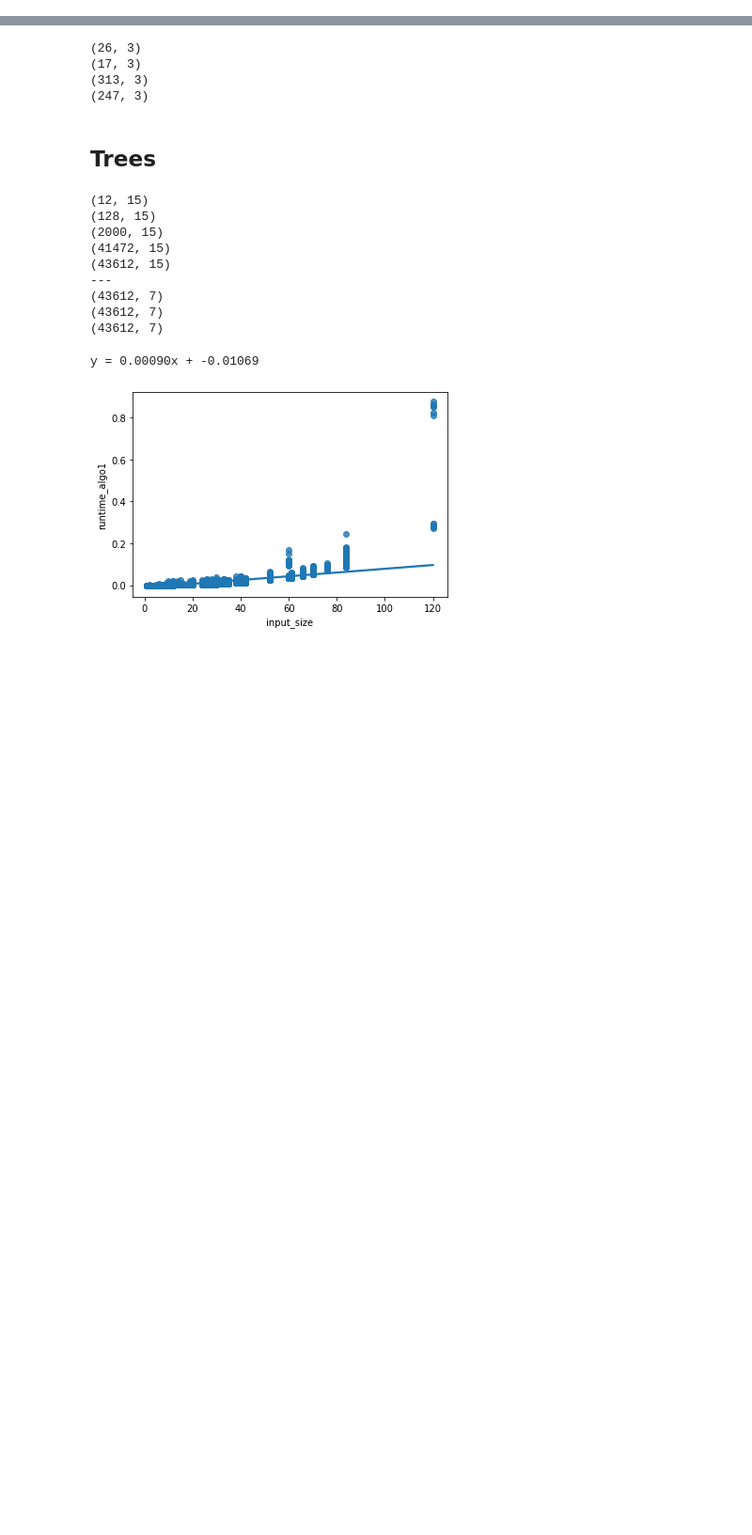
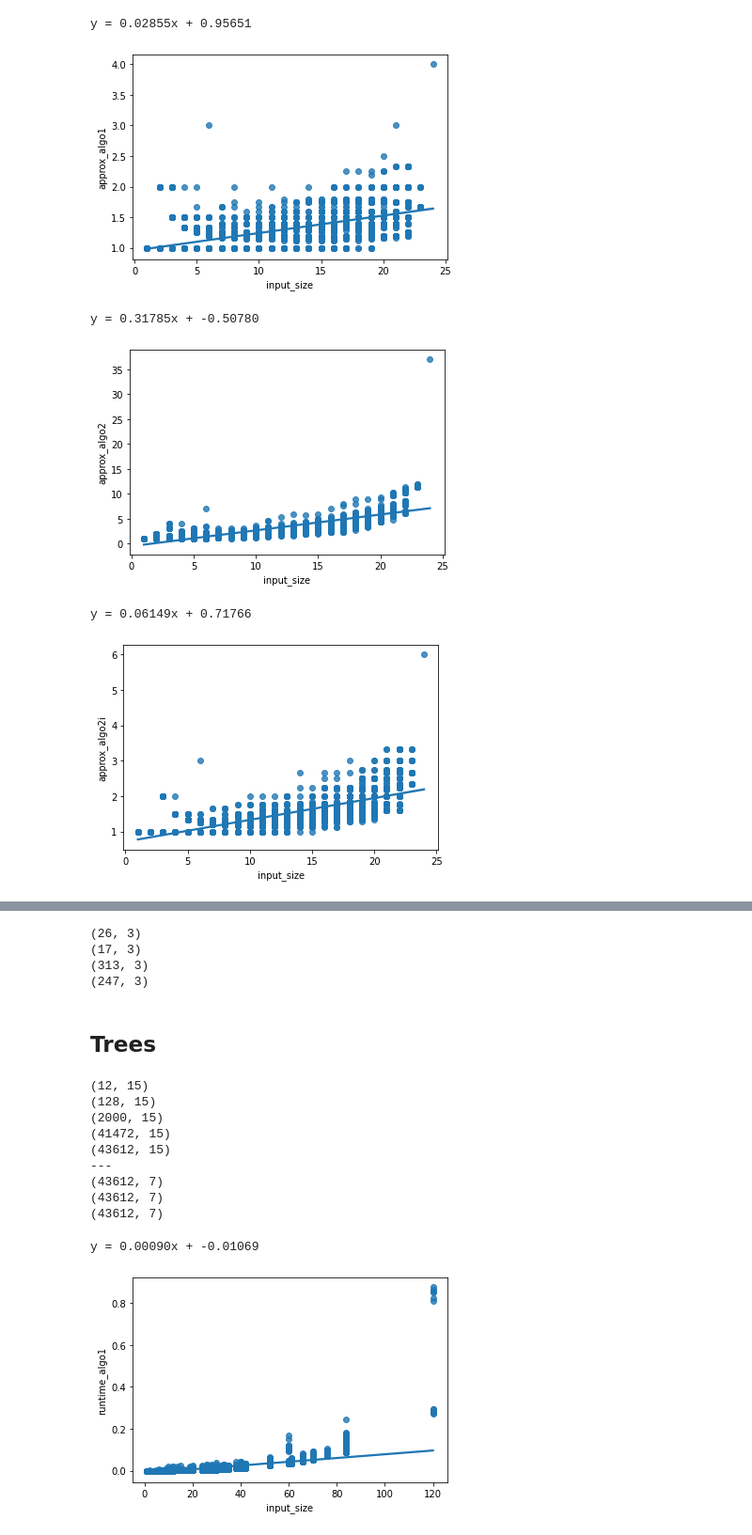
Before and after one commit to cjgsongsong/cs199aclthesis, a Jupyter notebook: analysis.ipynb, the cells around one changed output, grey strips where cells are left out. Shown at 94% size. Cells and saved outputs as stored; diff of their text form; code cells hidden in the pictures; blank space fills up the shorter version.

```diff
--- a/analysis.ipynb
+++ b/analysis.ipynb
@@ -221,0 +208,11 @@ y = 0.06994x + 21.12739
+# %%
+keywords = ['algo1', 'algo2', 'algo2i']
+for keyword in keywords:
+    plotScatter(results_vc[keyword], ['input_size', f'approx_{keyword}'])
+# %% [output]
+y = 0.02855x + 0.95651
+[figure, added]
+y = 0.31785x + -0.50780
+[figure, added]
+y = 0.06149x + 0.71766
+[figure, added]
```
Also changed, not shown: parts of 29 cells of this notebook, 8 other files.
